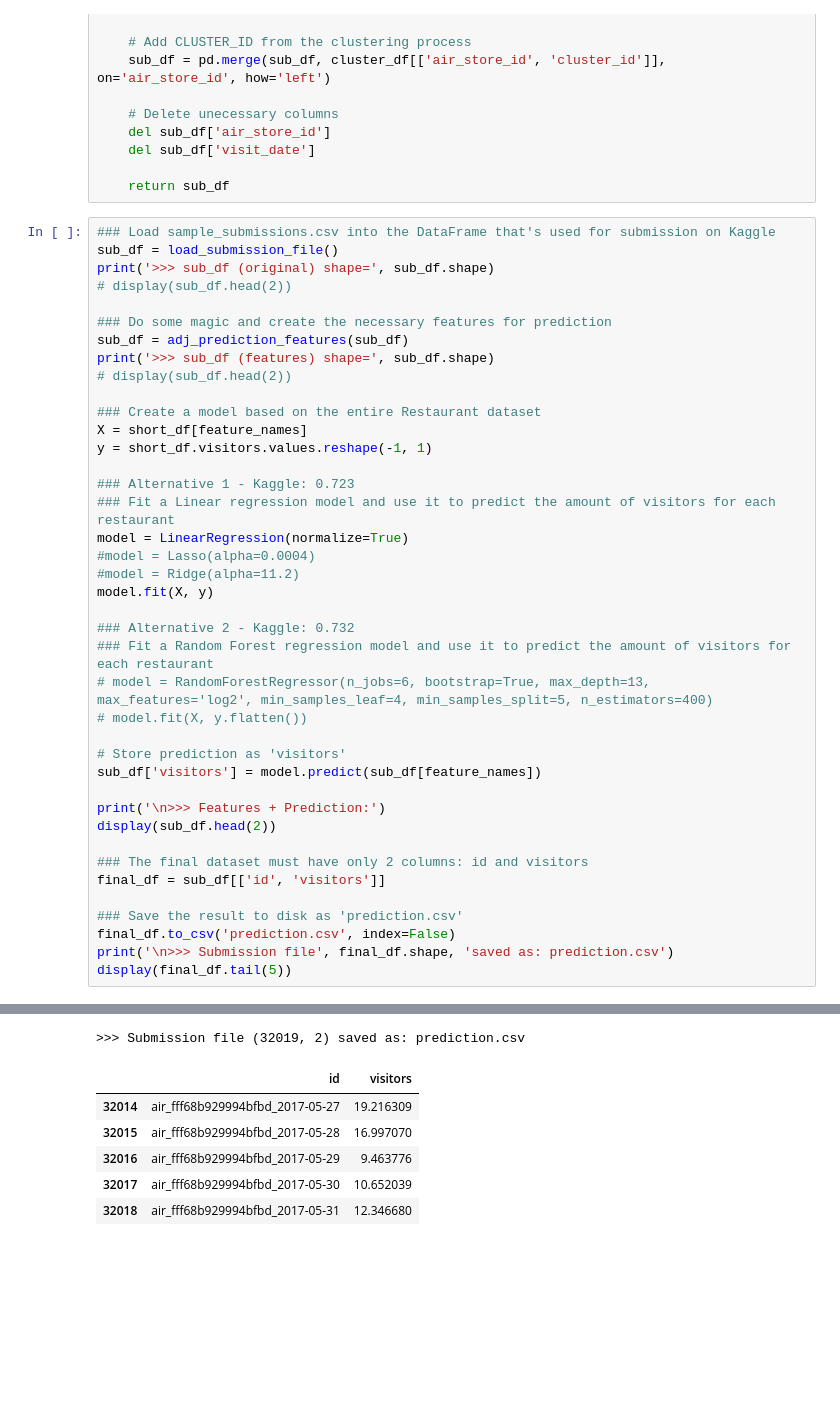
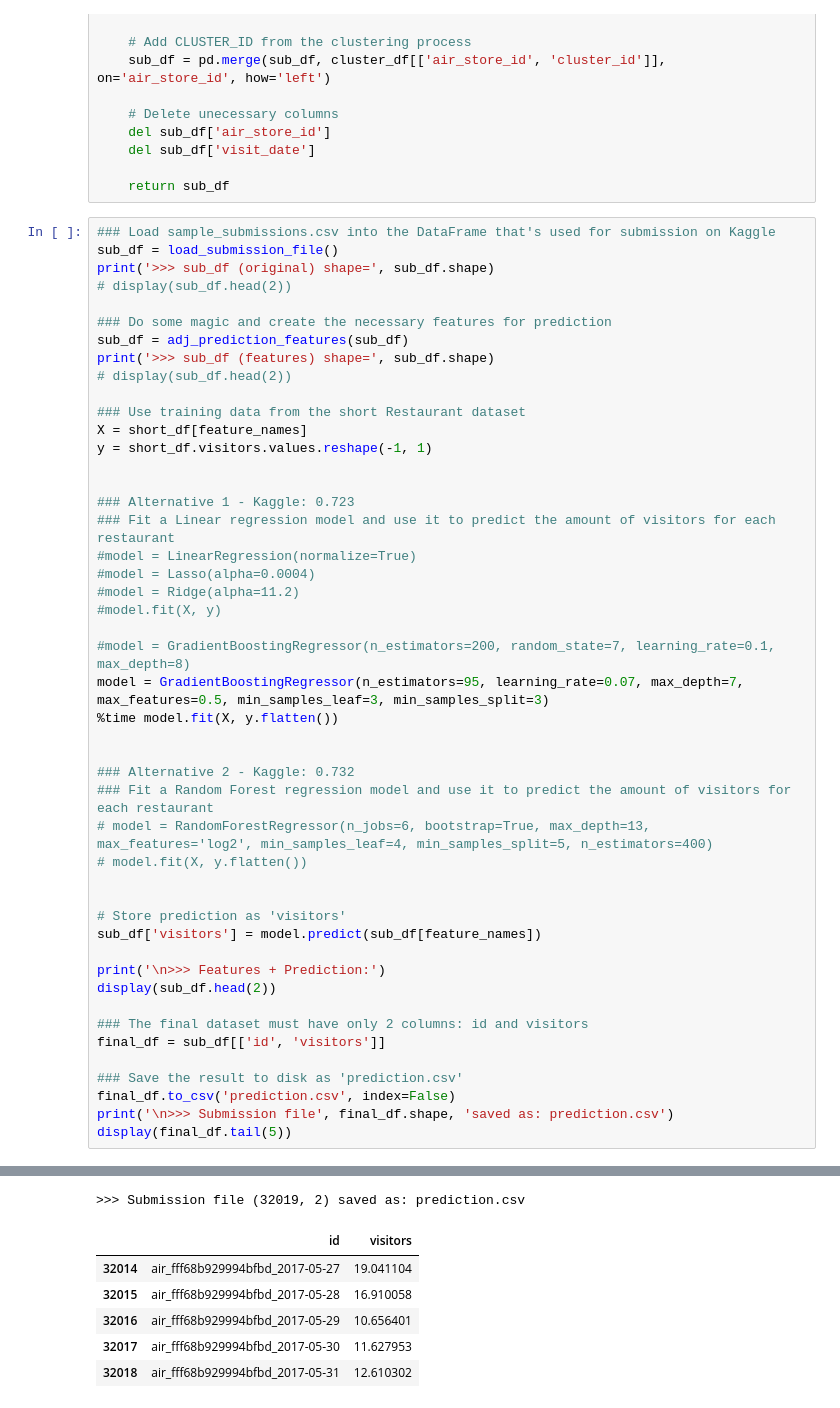
Before and after one commit to karlphillip/DataScience, a Jupyter notebook: Capstone Project1/3_regression.ipynb, the cells around one changed output, grey strips where cells are left out. Saved outputs shown, nothing was run; the diff lists cells and outputs as text; blank space fills up the shorter version.

Commit message:
Capstone Project1: added Gradient Boosting Regression for prediction.

```diff
--- a/Capstone Project1/3_regression.ipynb
+++ b/Capstone Project1/3_regression.ipynb
@@ -717,21 +802,28 @@ sub_df = adj_prediction_features(sub_df)
 print('>>> sub_df (features) shape=', sub_df.shape)
 # display(sub_df.head(2))
 
-### Create a model based on the entire Restaurant dataset
+### Use training data from the short Restaurant dataset
 X = short_df[feature_names]
 y = short_df.visitors.values.reshape(-1, 1)
 
+
 ### Alternative 1 - Kaggle: 0.723
 ### Fit a Linear regression model and use it to predict the amount of visitors for each restaurant
-model = LinearRegression(normalize=True)
+#model = LinearRegression(normalize=True)
 #model = Lasso(alpha=0.0004)
 #model = Ridge(alpha=11.2)
-model.fit(X, y)
+#model.fit(X, y)
+
+#model = GradientBoostingRegressor(n_estimators=200, random_state=7, learning_rate=0.1, max_depth=8)
+model = GradientBoostingRegressor(n_estimators=95, learning_rate=0.07, max_depth=7, max_features=0.5, min_samples_leaf=3, min_samples_split=3)
+%time model.fit(X, y.flatten())
+
 
 ### Alternative 2 - Kaggle: 0.732
 ### Fit a Random Forest regression model and use it to predict the amount of visitors for each restaurant
 # model = RandomForestRegressor(n_jobs=6, bootstrap=True, max_depth=13, max_features='log2', min_samples_leaf=4, min_samples_split=5, n_estimators=400)
 # model.fit(X, y.flatten())
+
 
 # Store prediction as 'visitors'
 sub_df['visitors'] = model.predict(sub_df[feature_names])
@@ -752,12 +845,12 @@ display(final_df.tail(5))
 
 >>> Features + Prediction:
 |  | id | holiday_flg | day_of_week_Friday | day_of_week_Monday | day_of_week_Saturday | ... |
 | 0 | air_00a91d42b08b08d9_2017-04-23 | 0 | 0 | 0 | 0 | ... |
 | 1 | air_00a91d42b08b08d9_2017-04-24 | 0 | 0 | 1 | 0 | ... |
 >>> Submission file (32019, 2) saved as: prediction.csv
 |  | id | visitors |
-| 32014 | air_fff68b929994bfbd_2017-05-27 | 19.216309 |
-| 32015 | air_fff68b929994bfbd_2017-05-28 | 16.997070 |
-| 32016 | air_fff68b929994bfbd_2017-05-29 | 9.463776 |
-| 32017 | air_fff68b929994bfbd_2017-05-30 | 10.652039 |
-| 32018 | air_fff68b929994bfbd_2017-05-31 | 12.346680 |
+| 32014 | air_fff68b929994bfbd_2017-05-27 | 19.041104 |
+| 32015 | air_fff68b929994bfbd_2017-05-28 | 16.910058 |
+| 32016 | air_fff68b929994bfbd_2017-05-29 | 10.656401 |
+| 32017 | air_fff68b929994bfbd_2017-05-30 | 11.627953 |
+| 32018 | air_fff68b929994bfbd_2017-05-31 | 12.610302 |
```
Also changed, not shown: parts of 12 cells of this notebook.
